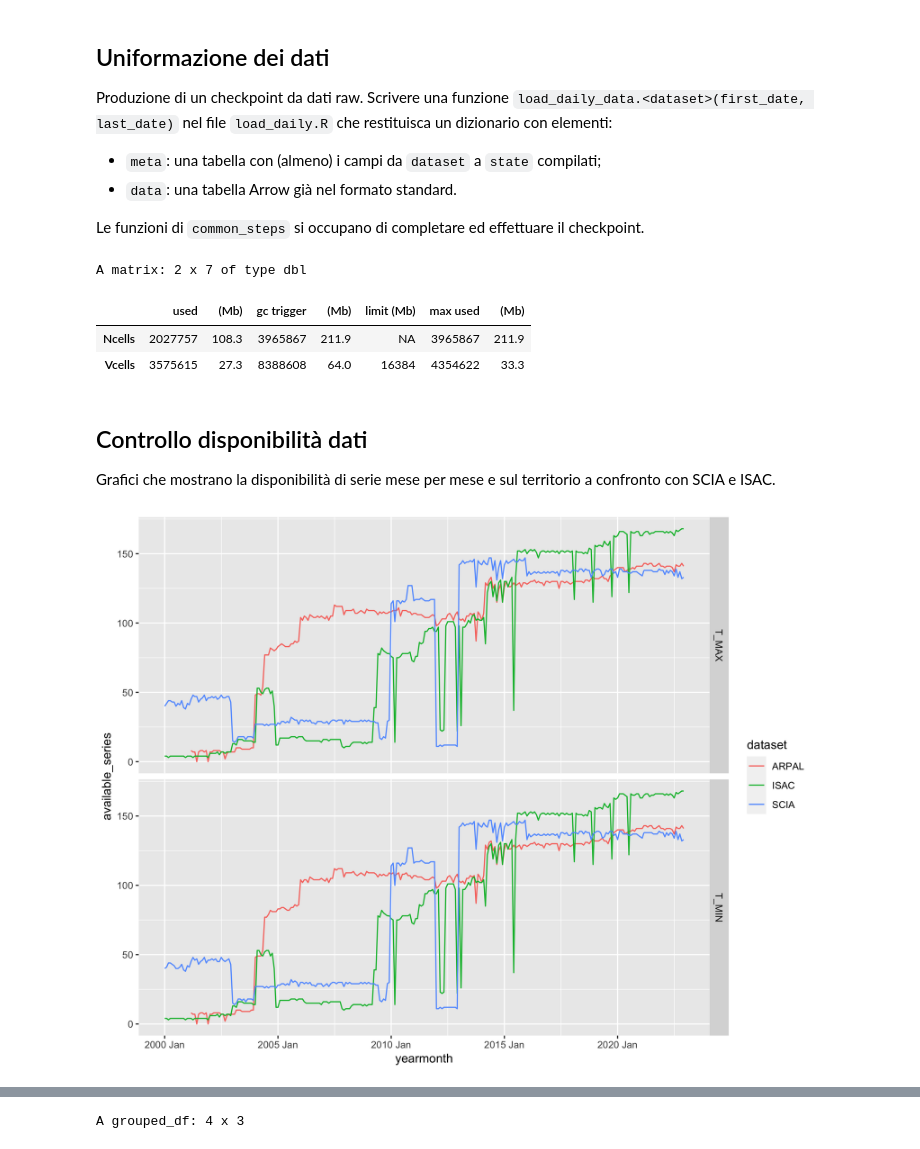
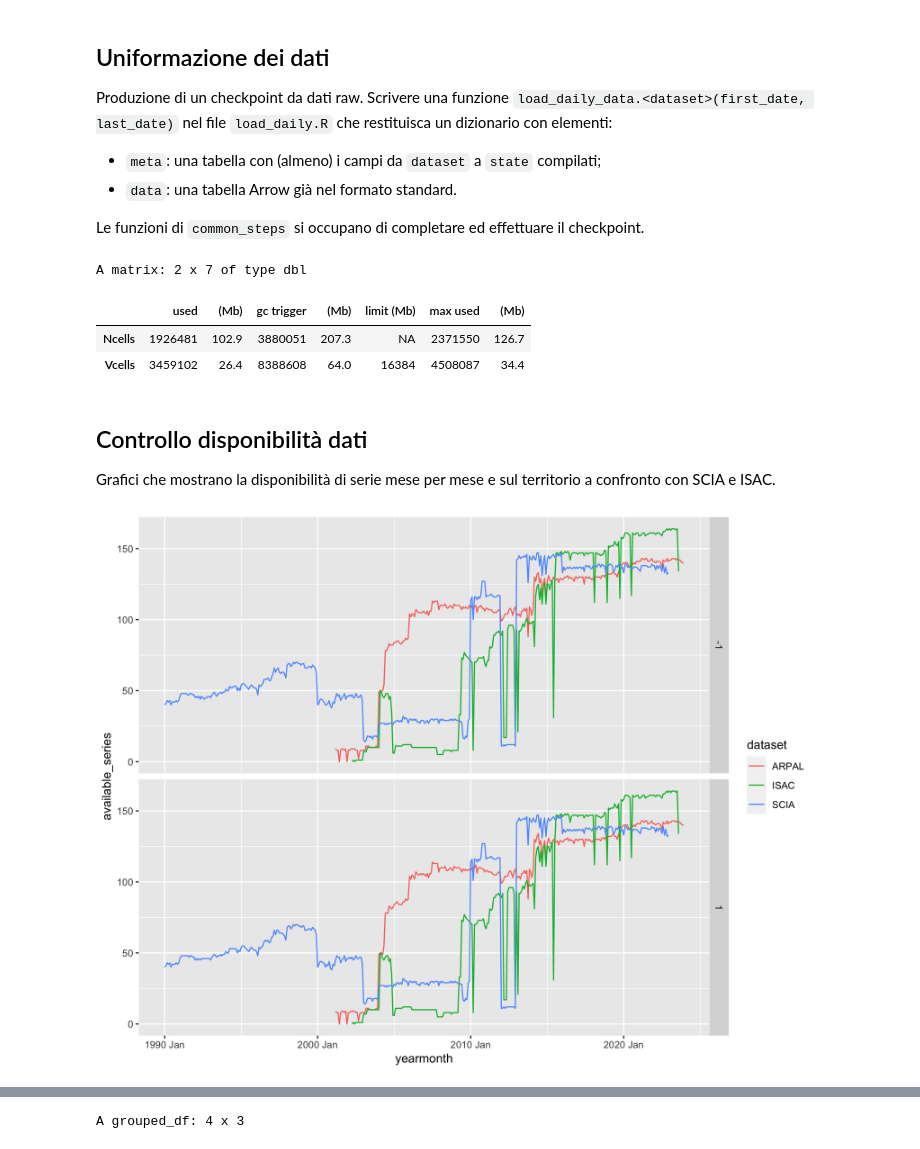
Before and after one commit to dnstudent/TesiMag, a Jupyter notebook: notebooks/integrazioni_regionali/liguria/data_load.ipynb, the cells around one changed output, grey strips where cells are left out. Drawn from its saved outputs; the diff is of its cells as text; code cells hidden in the pictures.

Commit message:
Updated ARPAL

```diff
--- a/notebooks/integrazioni_regionali/liguria/data_load.ipynb
+++ b/notebooks/integrazioni_regionali/liguria/data_load.ipynb
@@ -76,29 +76,29 @@ Produzione di un checkpoint da dati raw. Scrivere una funzione `load_daily_data.
 
 Le funzioni di `common_steps` si occupano di completare ed effettuare il checkpoint.
 # %%
-daily_dataset <- load_daily_data.arpal(first_date, last_date) |> prepare_daily_data(dataset)
-checkpoint_database(daily_dataset$database, dataset, "raw")
+daily_dataset <- load_daily_data.arpal() |> prepare_daily_data()
+save_checkpoint(daily_dataset$checkpoint, dataset, "raw")
 write_extra_metadata(daily_dataset$extra_meta |> collect(), dataset, conns$stations)
 rm(daily_dataset)
 gc()
 # %% [output]
 A matrix: 2 x 7 of type dbl
 |  | used | (Mb) | gc trigger | (Mb) | limit (Mb) | max used | (Mb) |
-| Ncells | 2027757 | 108.3 | 3965867 | 211.9 | NA | 3965867 | 211.9 |
-| Vcells | 3575615 | 27.3 | 8388608 | 64.0 | 16384 | 4354622 | 33.3 |
+| Ncells | 1926481 | 102.9 | 3880051 | 207.3 | NA | 2371550 | 126.7 |
+| Vcells | 3459102 | 26.4 | 8388608 | 64.0 | 16384 | 4508087 | 34.4 |
 # %% [markdown]
 ## Controllo disponibilità dati
 Grafici che mostrano la disponibilità di serie mese per mese e sul territorio a confronto con SCIA e ISAC.
 # %%
-comp_datasets <- c(dataset, "SCIA", "ISAC")
-stations <- open_metadata(comp_datasets, "raw", provisional = TRUE) |> filter_inside(state_boundaries)
-state_data <- query_from_checkpoint(comp_datasets, "raw") |>
-    semi_join.ddb(stations, join_by(dataset, station_id == id))
-
+conn <- dbConnect(duckdb())
+stations <- query_checkpoint(c(dataset, "SCIA", "ISAC"), "metadata", "raw", conn) |> filter(state == "Liguria")
+state_data <- query_checkpoint(c(dataset, "SCIA", "ISAC"), "data", "raw", conn) |>
+    filter(date >= as.Date("1990-01-01")) |>
+    semi_join(stations, join_by(dataset == original_dataset, station_id == original_id))
 c(p, ymonthly_avail) %<-% ymonthly_availabilities(state_data)
 p
 # %% [output]
-[figure, old version]
+[figure, new version]
 # %%
 c(p, climats) %<-% spatial_availabilities(ymonthly_avail, stations, state_boundaries)
 p
```
Also changed, not shown: parts of 1 cell of this notebook, 2 other files.
